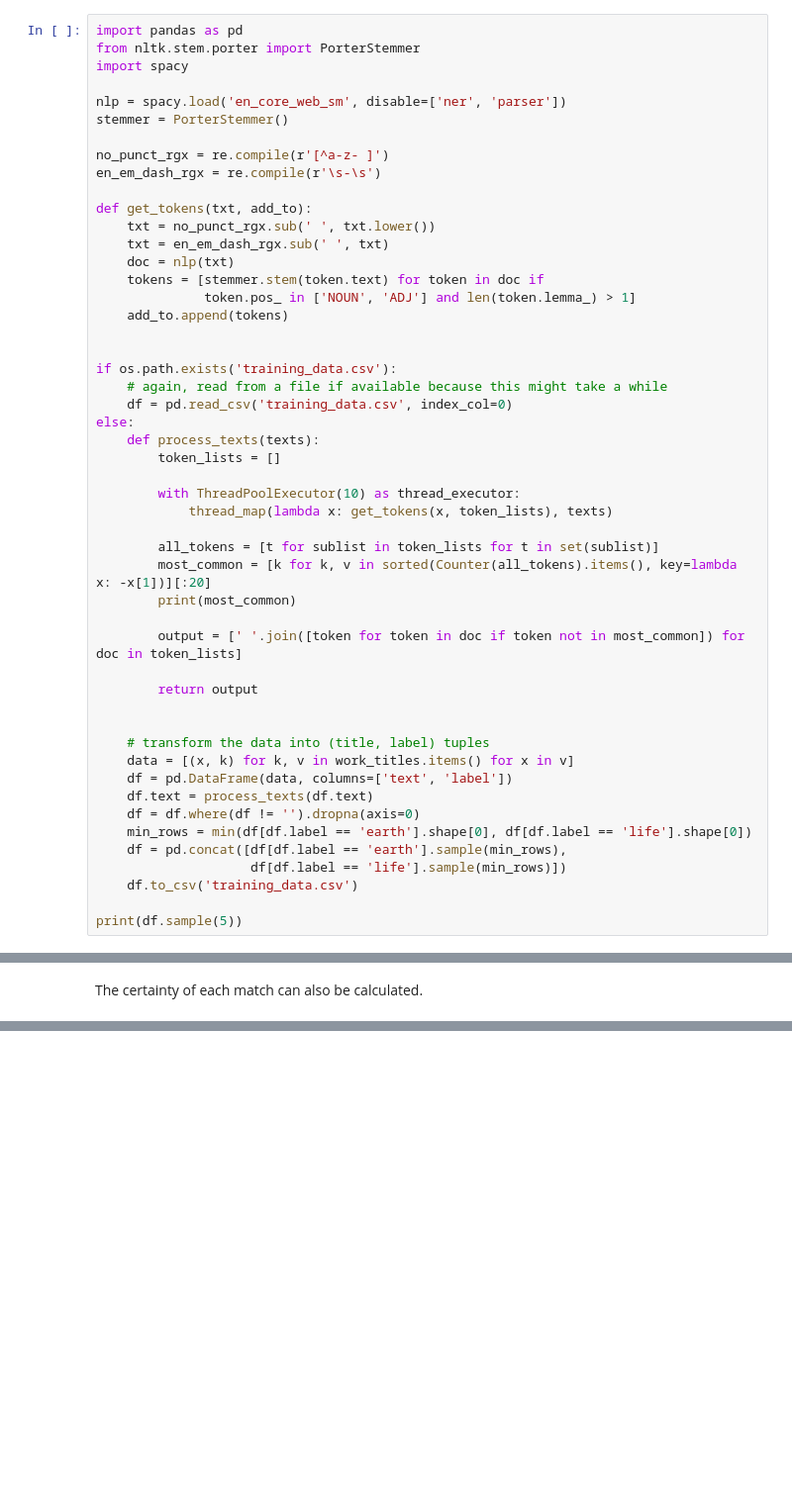
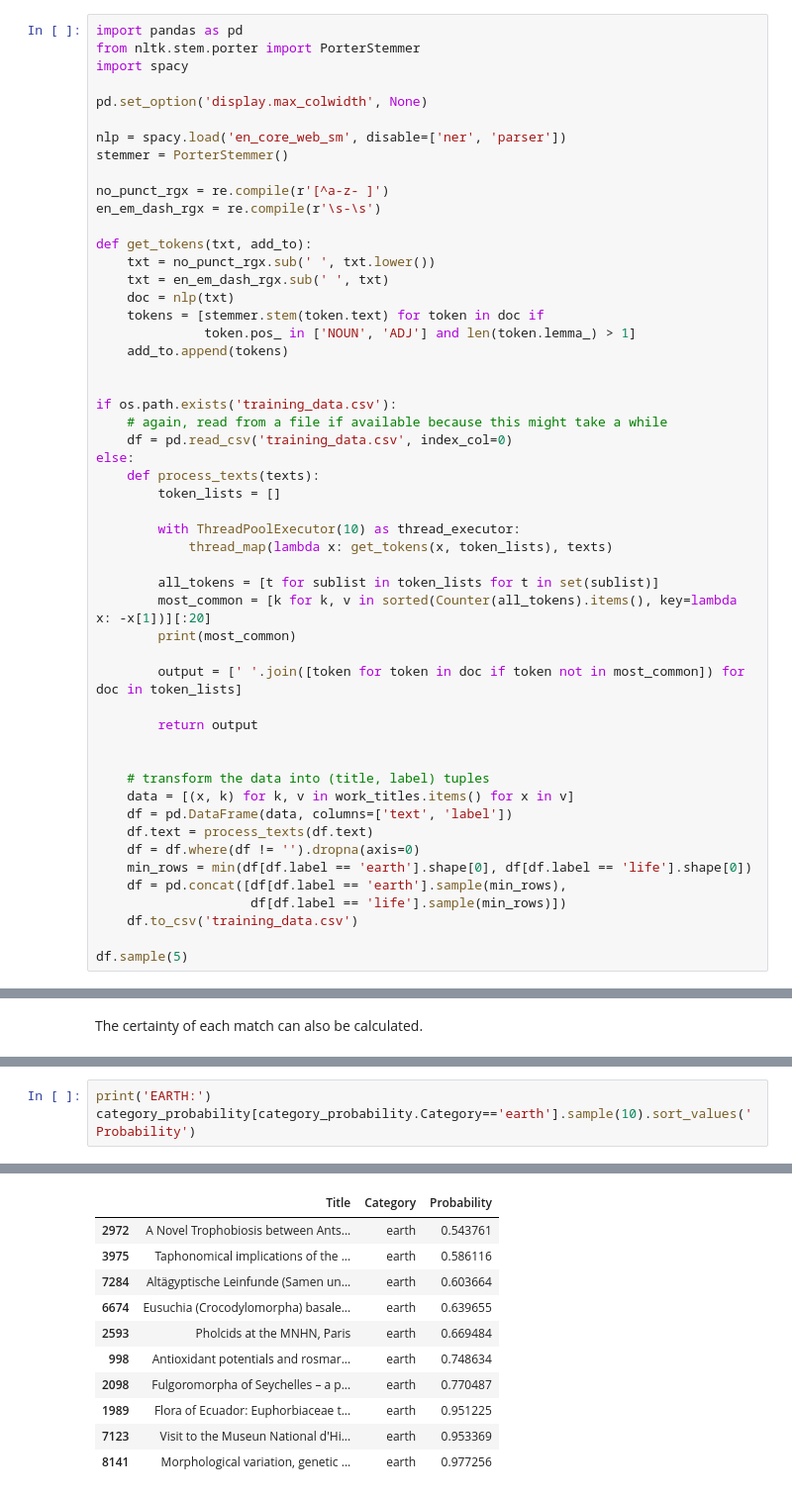
Before and after one commit to NaturalHistoryMuseum/synth_transform, a Jupyter notebook: notebooks/classifiers.ipynb, the cells around one changed output, grey strips where cells are left out. Shown: that part at 99% size. Drawn from its saved outputs; the diff is of its cells as text; blank space fills up the shorter version.

```diff
--- a/notebooks/classifiers.ipynb
+++ b/notebooks/classifiers.ipynb
@@ -162,6 +162,8 @@ Transform the titles into data that can be used to train the classifier by:
 import pandas as pd
 from nltk.stem.porter import PorterStemmer
 import spacy
+
+pd.set_option('display.max_colwidth', None)
 
 nlp = spacy.load('en_core_web_sm', disable=['ner', 'parser'])
 stemmer = PorterStemmer()
@@ -207,5 +209,5 @@ else:
                     df[df.label == 'life'].sample(min_rows)])
     df.to_csv('training_data.csv')
 
-print(df.sample(5))
+df.sample(5)
 # %% [output]
@@ -386,0 +366,4 @@ EARTH:
+# %%
+print('EARTH:')
+category_probability[category_probability.Category=='earth'].sample(10).sort_values('Probability')
+# %% [output]
@@ -386,0 +371,11 @@ EARTH:
+|  | Title | Category | Probability |
+| 2972 | A Novel Trophobiosis between Ants... | earth | 0.543761 |
+| 3975 | Taphonomical implications of the ... | earth | 0.586116 |
+| 7284 | Altägyptische Leinfunde (Samen un... | earth | 0.603664 |
+| 6674 | Eusuchia (Crocodylomorpha) basale... | earth | 0.639655 |
+| 2593 | Pholcids at the MNHN, Paris | earth | 0.669484 |
+| 998 | Antioxidant potentials and rosmar... | earth | 0.748634 |
+| 2098 | Fulgoromorpha of Seychelles – a p... | earth | 0.770487 |
+| 1989 | Flora of Ecuador: Euphorbiaceae t... | earth | 0.951225 |
+| 7123 | Visit to the Museun National d'Hi... | earth | 0.953369 |
+| 8141 | Morphological variation, genetic ... | earth | 0.977256 |
```
Also changed, not shown: parts of 12 cells of this notebook.
